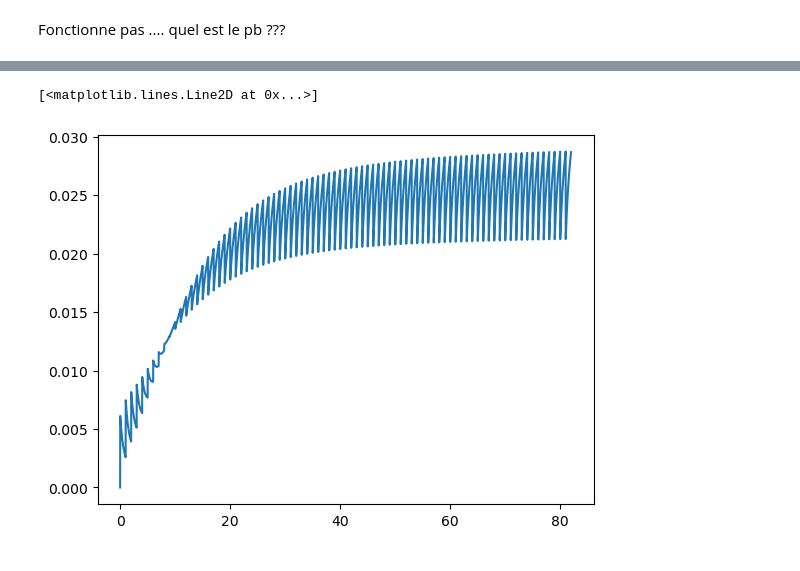
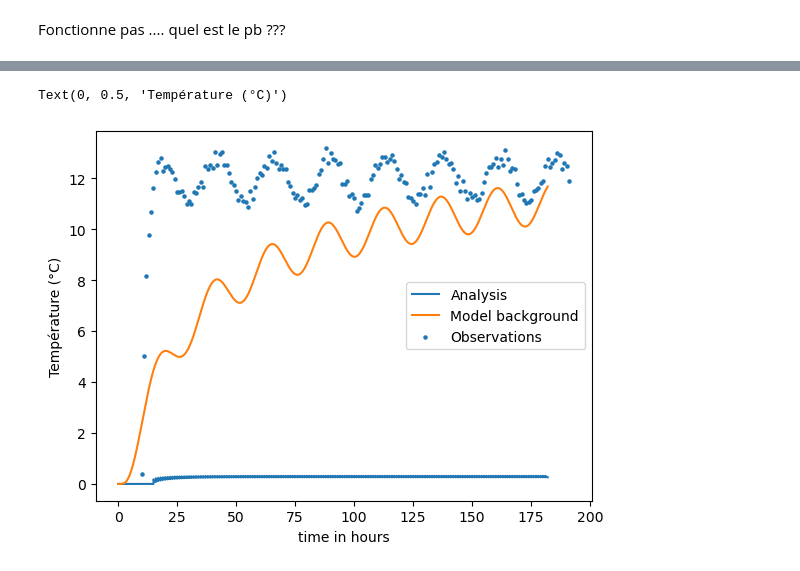
Before and after one commit to brune-RS/M2-Projet-numerique--Finite-difference--Data-assimilation-, a Jupyter notebook: generate_obs+3Dvar.ipynb, the cells around one changed output, grey strips where cells are left out. Cells and saved outputs as stored; diff of their text form; code cells hidden in the pictures.

```diff
--- a/generate_obs+3Dvar.ipynb
+++ b/generate_obs+3Dvar.ipynb
@@ -32,8 +35,13 @@ mes_5cm, true_5cm, tt_obs_5cm= obs_5(dt,limt,freq)
 
 mes_10cm, true_10cm, tt_obs_10cm= obs_10(dt,limt,freq)
 # %%
+Tf=euler_f(dx,dt,limt,plot=0)
 plt.plot(tt_obs_5cm, mes_5cm,label='5 cm depth')
 plt.plot(tt_obs_10cm, mes_10cm,label='10 cm depth')
+plt.plot(tt,Tf[:,0],label='Surface boundary conditions')
+
+plt.plot(tt,Tf[:,5],label='5cm depth model')
+plt.plot(tt,Tf[:,10],label='10cm depth model')
 
 plt.title('Temperature measurements, frequency = '+ str(freq)+' min')
 plt.xlabel('time in hours')
@@ -81,23 +89,26 @@ Pmat=np.linspace(0.5,0.01,len(xx))   #juste les termes diagonaux
 #euler forward scheme gives prevision of temperature in depth for the next time step using state vector x
 def euler_f_assim(x,dt,dx,K):
     #it moment ou on commence la simulation numéro de pas de temps
-    Tf=x #vecteur température en profondeur pour un pas de temps
     Tz=np.zeros(len(x))
+    x #vecteur température en profondeur pour un pas de temps
     for j in range(1,len(x)-1):
-        Tz[j]=Tf[j]+(K*dt/(dx**2))*(Tf[j+1]+Tf[j-1]-2*Tf[j])
+        Tz[j]=x[j]+(K*dt/(dx**2))*(x[j+1]+x[j-1]-2*x[j])
 
     return Tz #propage pour le pas de temps prochain
 # %% [markdown]
 Fonctionne pas .... quel est le pb ???
 # %%
 l = np.zeros((Nt,Nx))   # stocke résultats du modèle d'origine
+l[0,:]=gauss(xx, mu, s)#initi
 l[:,0]=temp_cycle(tt,dt)
+d=l[it,:]
 
-for it in range(Nt-1):
-    d=l[it,:]#champ de température au temps t
-    l[it+1,:] = euler_f_assim(d,dt,dx,K)
+for it in range(0,Nt-1):
+  # d=l[it,:]#champ de température au temps t
+   l[it+1,:] = euler_f_assim(l[it,:],dt,dx,K)
 
-plt.plot(tt[:],l[:,0],label='Model')
-plt.show()
-plt.plot(tt[:],l[:,2],label='Model')
+
+plt.plot(tt[:],l[:,2],label='Model')#2cm depth
+plt.plot(tt[:],l[:,5],label='Model')#5cm depth
+plt.plot(tt[:],l[:,10],label='Model')#10cm depth
 # %% [output]
@@ -107,15 +117,14 @@ plt.plot(tt[:],l[:,2],label='Model')
 # %%
-Nt=len(tt)
-Nx=len(xx)
+
 
 #_________________________________
 
 xb_save = np.zeros((Nt,Nx))   # stocke résultats du modèle d'origine
 x_save = np.zeros((Nt,Nx))   #stocke résultats du modèle avec assimilation de données
-#xb_save[0,:] = gauss(xx, mu, s)
+x_save[0,:] = gauss(xx, mu, s)
 xb_save[:,0]=temp_cycle(tt,dt)# valeur au pas de temps 0   #backgroud
-Var_save = np.zeros((Nt+1,Nx))  #valeur de la variance
-Var_save[0,:] = Pmat
+#Var_save = np.zeros((Nt+1,Nx))  #valeur de la variance
+#Var_save[0,:] = Pmat
 
 xb=xb_save[0,:]
 for it in range(Nt-1):
@@ -140,7 +149,12 @@ for it in range(Nt-1):
     x_save[it+1,:] = xb
         #Var_save[:,it+1] = np.diag(Pmat)
 # %%
-plt.plot(tt,x_save[:,5])
+plt.plot(tt,x_save[:,5],label='Analysis')
+plt.scatter(tt_obs_5cm,mes_5cm,marker='o',s=5,label='Observations')
+plt.plot(tt,Tf[:,5],label='Model background')
+plt.legend()
+plt.xlabel('time in hours')
+plt.ylabel('Température (°C)')
 # %% [output]
-[<matplotlib.lines.Line2D at 0x...>]
+Text(0, 0.5, 'Température (°C)')
-[figure, old version]
+[figure, new version]
```
Also changed, not shown: parts of 4 cells of this notebook.
